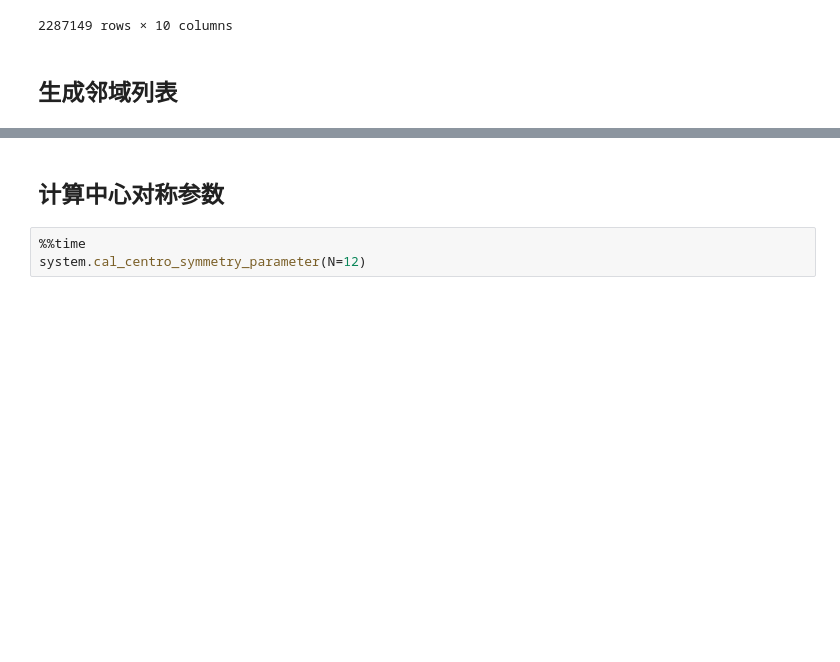
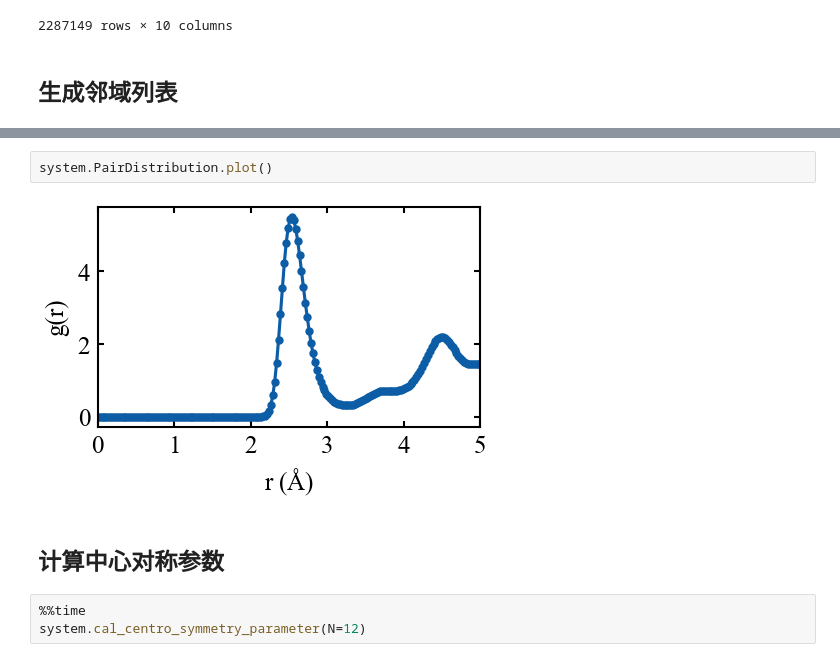
Before and after one commit to mushroomfire/mdapy, a Jupyter notebook: example/example.ipynb, the cells around one changed output, grey strips where cells are left out. Drawn from its saved outputs; the diff is of its cells as text; blank space fills up the shorter version.

```diff
--- a/example/example.ipynb
+++ b/example/example.ipynb
@@ -63,3 +71,7 @@ Wall time: 6.71 s
+# %%
+system.PairDistribution.plot()
+# %% [output]
+[figure, added]
 # %% [markdown]
 ## 计算中心对称参数
 # %%
```
Also changed, not shown: parts of 5 cells of this notebook.
